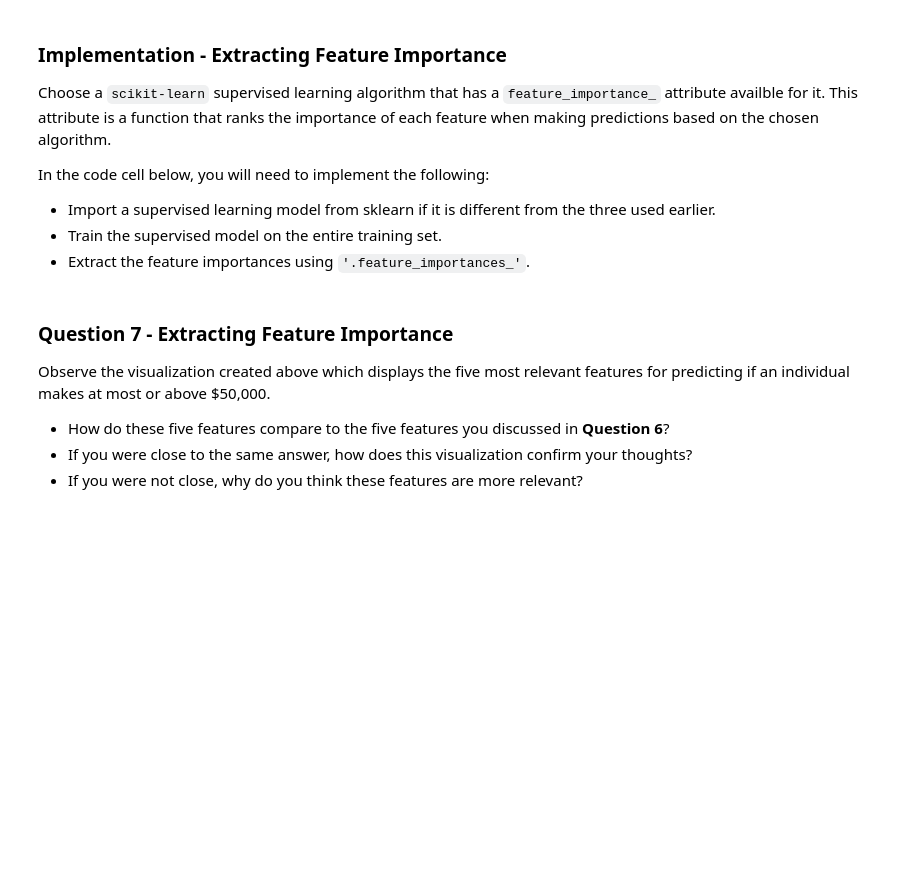
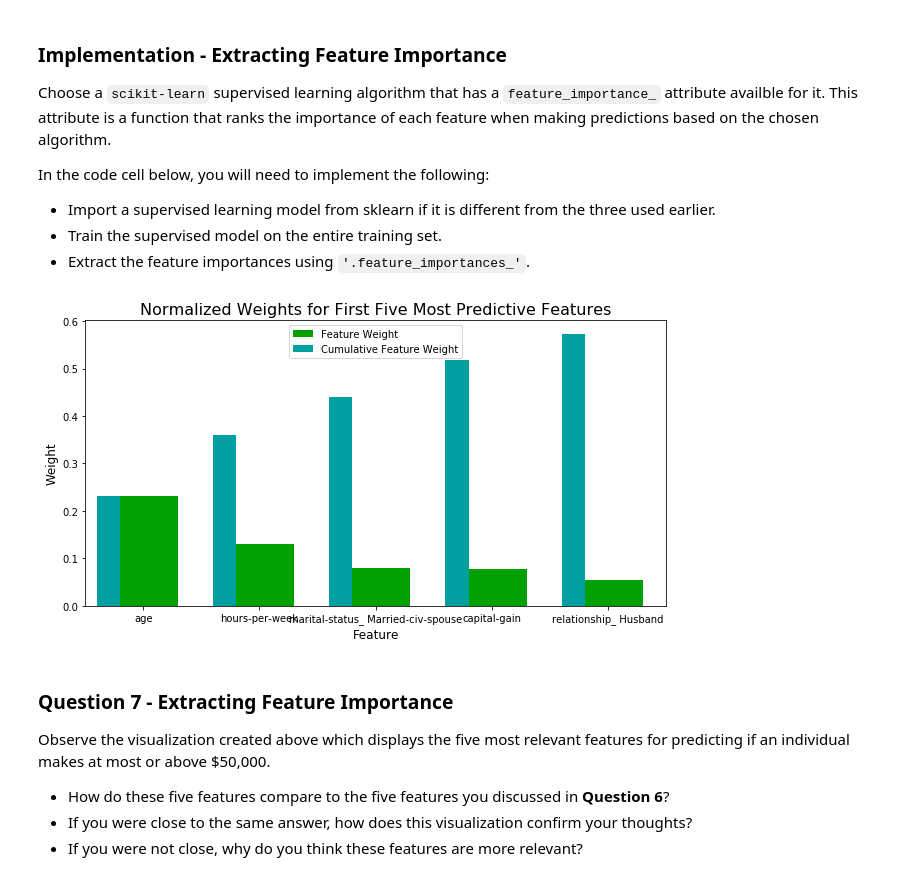
Before and after one commit to akatumba/mlnano, a Jupyter notebook: projects/finding_donors/finding_donors.ipynb, the cells around one changed output. Drawn from its saved outputs; the diff is of its cells as text; code cells hidden in the pictures; blank space fills up the shorter version.

```diff
--- a/projects/finding_donors/finding_donors.ipynb
+++ b/projects/finding_donors/finding_donors.ipynb
@@ -699,16 +748,20 @@ In the code cell below, you will need to implement the following:
  - Extract the feature importances using `'.feature_importances_'`.
 # %%
 # TODO: Import a supervised learning model that has 'feature_importances_'
+# TODO: Train the supervised model on the training set using .fit(X_train, y_train)
+from sklearn.ensemble import ExtraTreesClassifier
 
+clf = ExtraTreesClassifier(random_state=52, n_estimators=200)
 
-# TODO: Train the supervised model on the training set using .fit(X_train, y_train)
-model = None
+model = clf.fit(X_train, y_train)
 
 # TODO: Extract the feature importances using .feature_importances_
-importances = None
+importances = model.feature_importances_
 
 # Plot
 vs.feature_plot(importances, X_train, y_train)
+# %% [output]
+[figure, added]
 # %% [markdown]
 ### Question 7 - Extracting Feature Importance
 
```
Also changed, not shown: parts of 16 cells of this notebook, 1 other file.
